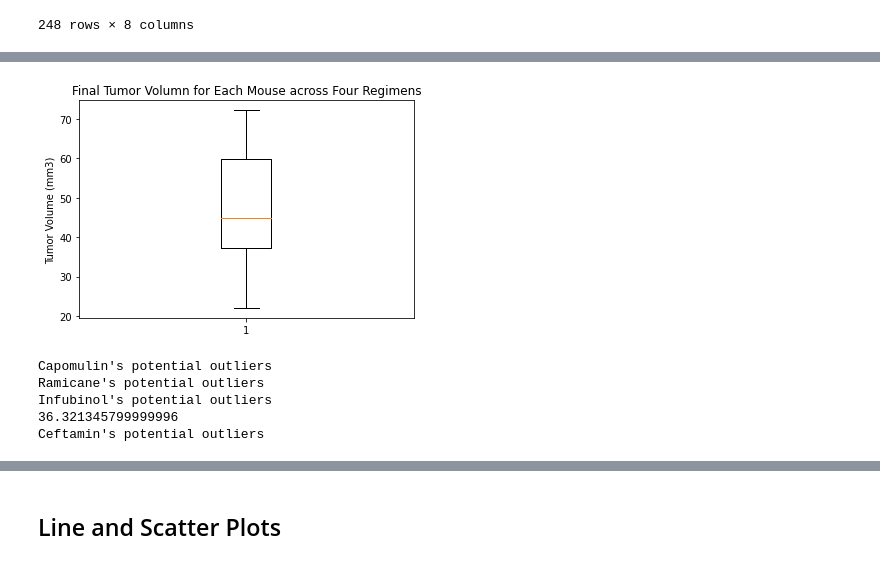
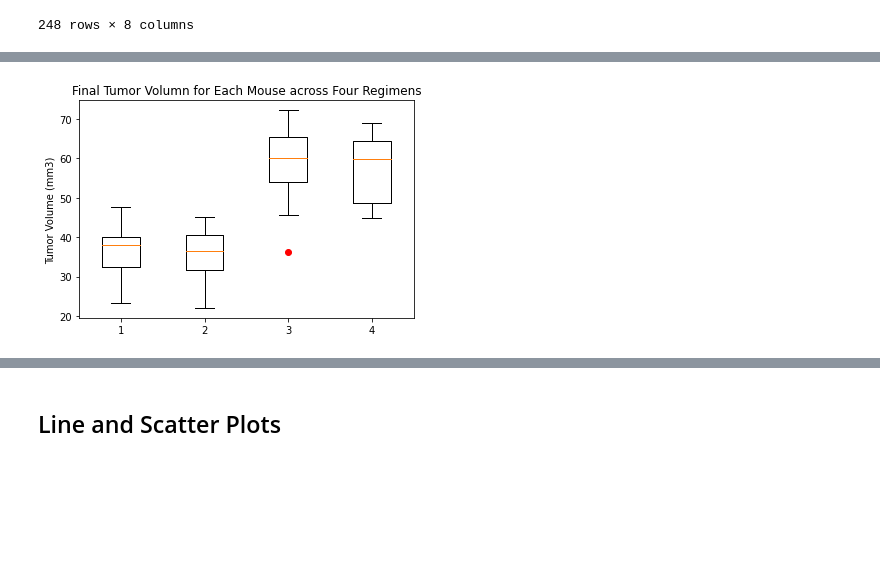
Before and after one commit to haiyun508/Matplotlib--The-Power-of-Plots, a Jupyter notebook: pymaceuticals_main.ipynb, the cells around one changed output, grey strips where cells are left out. Drawn from its saved outputs; the diff is of its cells as text; code cells hidden in the pictures; blank space fills up the shorter version.

Commit message:
figures done

```diff
--- a/pymaceuticals_main.ipynb
+++ b/pymaceuticals_main.ipynb
@@ -271,63 +306,13 @@ The maximum value is 72.2267309.
 # %%
 # Generate a box plot of the final tumor volume of each mouse across four regimens of interest
-plt.boxplot(Last_Tumor_Vol)
-plt.title("Final Tumor Volumn for Each Mouse across Four Regimens")
-plt.ylabel("Tumor Volume (mm3)")
+Last_Tumor_Vol=[Last_Tumor_Vol1,Last_Tumor_Vol2,Last_Tumor_Vol3,Last_Tumor_Vol4]
+fig, ax = plt.subplots()
+ax.boxplot(Last_Tumor_Vol,sym="red",manage_ticks=True)
+# x_axis=np.arange(0,len(Target_regimens),1)
+# tick_locations=[value for value in x_axis]
+ax.set_xticks=(value for value in Target_regimens)
+ax.set_title("Final Tumor Volumn for Each Mouse across Four Regimens")
+ax.set_ylabel("Tumor Volume (mm3)")
 plt.show()
 # %% [output]
-[figure, old version]
+[figure, new version]
-# %%
-# Put treatments into a list for for loop (and later for plot labels)
-Target_regimens=["Capomulin", "Ramicane", "Infubinol","Ceftamin"]
-
-# Create empty list to fill with tumor vol data (for plotting)
-Last_Tumor_Vol1=[]
-Last_Tumor_Vol2=[]
-Last_Tumor_Vol3=[]
-Last_Tumor_Vol4=[]
-# Calculate the IQR and quantitatively determine if there are any potential outliers.
-
-# Locate the rows which contain mice on each drug and get the tumor volumes
-for i in range(len(Last_Timepoint_Data)):
-    if Last_Timepoint_Data.loc[i,"Drug Regimen"]== Target_regimens[0]:
-        Last_Tumor_Vol1.append(Last_Timepoint_Data.loc[i,"Tumor Volume (mm3)"])
-    elif Last_Timepoint_Data.loc[i,"Drug Regimen"]== Target_regimens[1]:
-        Last_Tumor_Vol2.append(Last_Timepoint_Data.loc[i,"Tumor Volume (mm3)"])
-    elif Last_Timepoint_Data.loc[i,"Drug Regimen"]== Target_regimens[2]:
-        Last_Tumor_Vol3.append(Last_Timepoint_Data.loc[i,"Tumor Volume (mm3)"])
-    elif Last_Timepoint_Data.loc[i,"Drug Regimen"]== Target_regimens[3]:
-        Last_Tumor_Vol4.append(Last_Timepoint_Data.loc[i,"Tumor Volume (mm3)"])
-
-# # Determine outliers using upper and lower bounds
-# Last_Tumor_Vol1=pd.Series(Last_Tumor_Vol1)
-Last_Tumor_Vol1=pd.Series(Last_Tumor_Vol1)
-Last_Tumor_Vol2=pd.Series(Last_Tumor_Vol2)
-Last_Tumor_Vol3=pd.Series(Last_Tumor_Vol3)
-Last_Tumor_Vol4=pd.Series(Last_Tumor_Vol4)
-def describe(list):
-    quartiles=list.quantile([0.25,0.5,.75])
-    lowerq = quartiles[0.25]
-    upperq = quartiles[0.75]
-    iqr = upperq-lowerq
-    lower_bound = lowerq - (1.5*iqr)
-    upper_bound = upperq + (1.5*iqr)
-    iqr = upperq-lowerq
-    lower_bound = lowerq - (1.5*iqr)
-    upper_bound = upperq + (1.5*iqr)
-    for i in list:
-        if i<lower_bound or i>upper_bound:
-            print(i)
-print(Target_regimens[0]+"'s potential outliers")
-describe(Last_Tumor_Vol1)
-print(Target_regimens[1]+"'s potential outliers")
-describe(Last_Tumor_Vol2)
-print(Target_regimens[2]+"'s potential outliers")
-describe(Last_Tumor_Vol3)
-print(Target_regimens[3]+"'s potential outliers")
-describe(Last_Tumor_Vol4)
-# %% [output]
-Capomulin's potential outliers
-Ramicane's potential outliers
-Infubinol's potential outliers
-36.321345799999996
-Ceftamin's potential outliers
```
Also changed, not shown: parts of 6 cells of this notebook.
